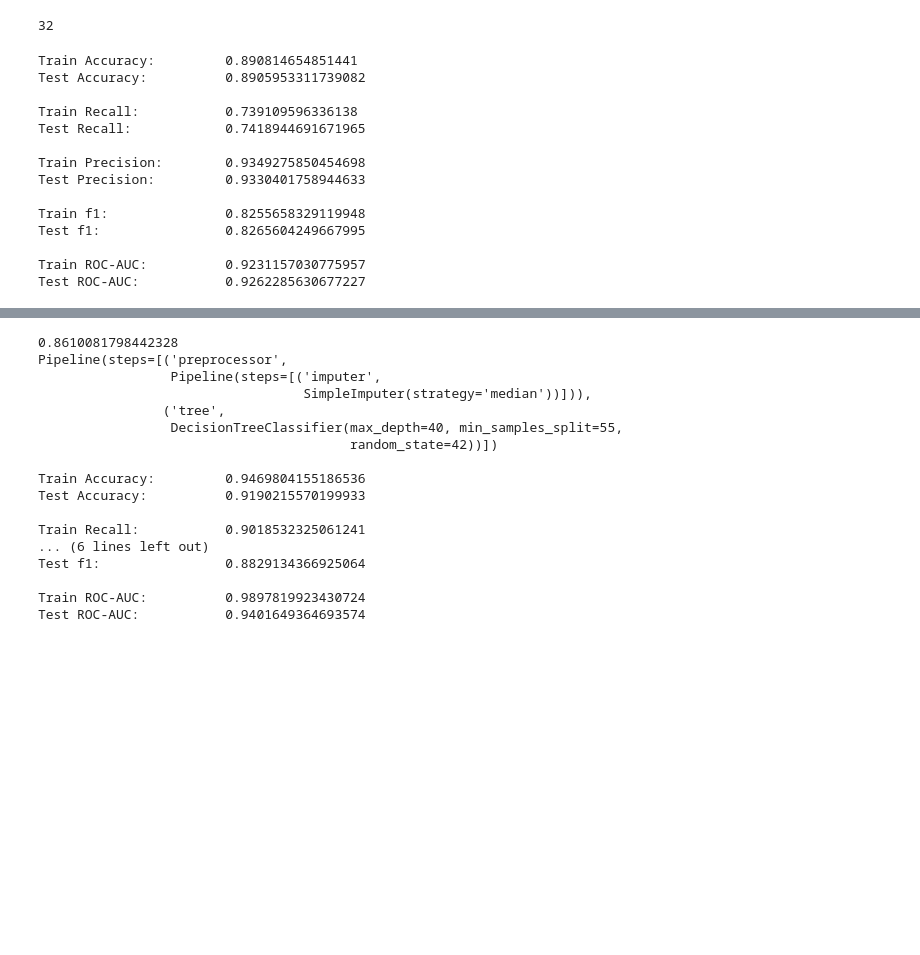
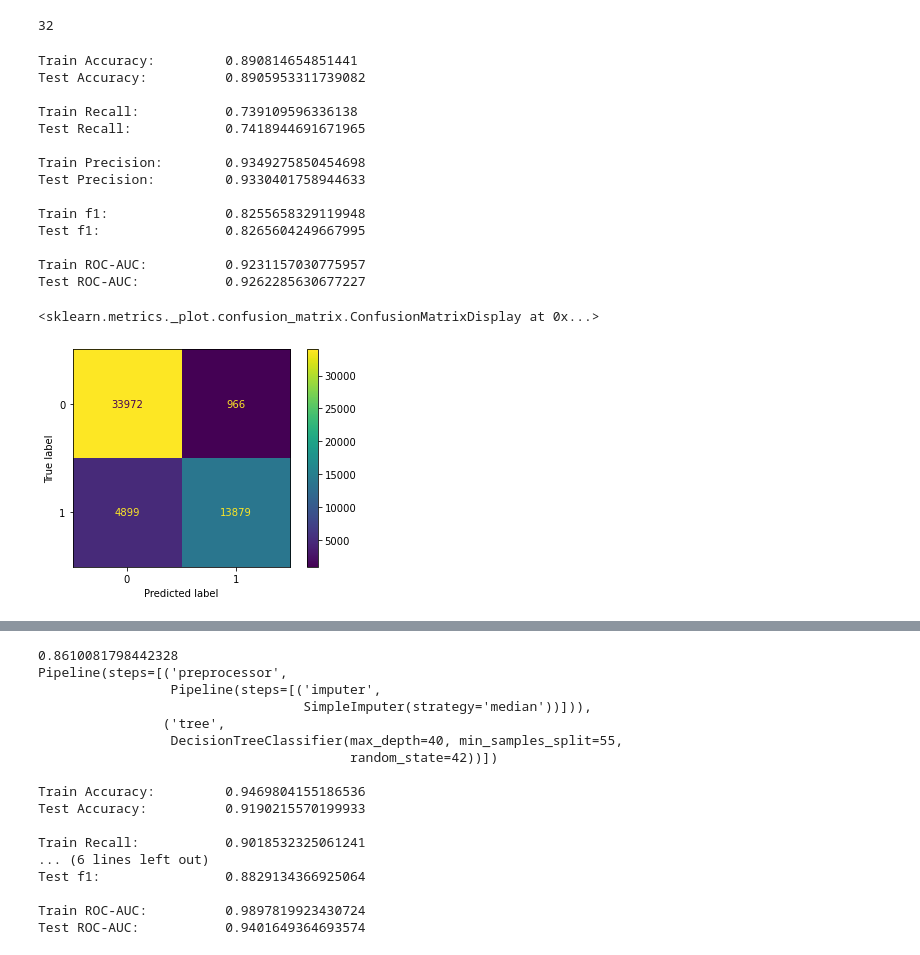
Before and after one commit to pjlannoo/StarVariabilityML, a Jupyter notebook: Notebooks/ConnorWorkSpace/Models.ipynb, the cells around one changed output, grey strips where cells are left out. Drawn from its saved outputs; the diff is of its cells as text; code cells hidden in the pictures; blank space fills up the shorter version.

Commit message:
Final model

```diff
--- a/Notebooks/ConnorWorkSpace/Models.ipynb
+++ b/Notebooks/ConnorWorkSpace/Models.ipynb
@@ -220,54 +220,56 @@ used_num_cols1 = [
     'Ncomp',
     '(V-I)red']
 # %%
-sink_model = Pipeline(steps=[
-    ('preprocessor',preprocessor),
-    ('logreg', LogisticRegression(max_iter=5000, random_state=42))
-])
+# sink_model = Pipeline(steps=[
+#     ('preprocessor',preprocessor),
+#     ('logreg', LogisticRegression(max_iter=5000, random_state=42))
+# ])
 
-sink_model.fit(x_train[used_num_cols1], y_train)
+# sink_model.fit(x_train[used_num_cols1], y_train)
 
-train_preds = sink_model.predict(x_train[used_num_cols1])
-test_preds = sink_model.predict(x_test[used_num_cols1])
-train_probs = sink_model.predict_proba(x_train[used_num_cols1])[:,1]
-test_probs = sink_model.predict_proba(x_test[used_num_cols1])[:,1]
+# train_preds = sink_model.predict(x_train[used_num_cols1])
+# test_preds = sink_model.predict(x_test[used_num_cols1])
+# train_probs = sink_model.predict_proba(x_train[used_num_cols1])[:,1]
+# test_probs = sink_model.predict_proba(x_test[used_num_cols1])[:,1]
 
-train_accuracy = accuracy_score(y_train, train_preds)
-test_accuracy = accuracy_score(y_test, test_preds)
-train_recall = recall_score(y_train, train_preds, zero_division=0)
-test_recall = recall_score(y_test, test_preds, zero_division=0)
-train_precision = precision_score(y_train, train_preds, zero_division=0)
-test_precision = precision_score(y_test, test_preds, zero_division=0)
-train_f1 = f1_score(y_train, train_preds, zero_division=0)
-test_f1 = f1_score(y_test, test_preds, zero_division=0)
-train_rocauc = roc_auc_score(y_train, train_probs)
-test_rocauc = roc_auc_score(y_test, test_probs)
+# train_accuracy = accuracy_score(y_train, train_preds)
+# test_accuracy = accuracy_score(y_test, test_preds)
+# train_recall = recall_score(y_train, train_preds, zero_division=0)
+# test_recall = recall_score(y_test, test_preds, zero_division=0)
+# train_precision = precision_score(y_train, train_preds, zero_division=0)
+# test_precision = precision_score(y_test, test_preds, zero_division=0)
+# train_f1 = f1_score(y_train, train_preds, zero_division=0)
+# test_f1 = f1_score(y_test, test_preds, zero_division=0)
+# train_rocauc = roc_auc_score(y_train, train_probs)
+# test_rocauc = roc_auc_score(y_test, test_probs)
 
-print(F'\nTrain Accuracy:\t\t{train_accuracy}')
-print(F'Test Accuracy:\t\t{test_accuracy}')
-print(F"\nTrain Recall:\t\t{train_recall}")
-print(F'Test Recall:\t\t{test_recall}')
-print(F"\nTrain Precision:\t{train_precision}")
-print(F'Test Precision:\t\t{test_precision}')
-print(F"\nTrain f1:\t\t{train_f1}")
-print(F'Test f1:\t\t{test_f1}')
-print(F"\nTrain ROC-AUC:\t\t{train_rocauc}")
-print(F'Test ROC-AUC:\t\t{test_rocauc}')
+# print(F'\nTrain Accuracy:\t\t{train_accuracy}')
+# print(F'Test Accuracy:\t\t{test_accuracy}')
+# print(F"\nTrain Recall:\t\t{train_recall}")
+# print(F'Test Recall:\t\t{test_recall}')
+# print(F"\nTrain Precision:\t{train_precision}")
+# print(F'Test Precision:\t\t{test_precision}')
+# print(F"\nTrain f1:\t\t{train_f1}")
+# print(F'Test f1:\t\t{test_f1}')
+# print(F"\nTrain ROC-AUC:\t\t{train_rocauc}")
+# print(F'Test ROC-AUC:\t\t{test_rocauc}')
 # %% [output]
 Train Accuracy:         0.890814654851441
 Test Accuracy:          0.8905953311739082
 
 Train Recall:           0.739109596336138
 Test Recall:            0.7418944691671965
 
 Train Precision:        0.9349275850454698
 Test Precision:         0.9330401758944633
 
 Train f1:               0.8255658329119948
 Test f1:                0.8265604249667995
 
 Train ROC-AUC:          0.9231157030775957
 Test ROC-AUC:           0.9262285630677227
+<sklearn.metrics._plot.confusion_matrix.ConfusionMatrixDisplay at 0x...>
+[figure, added]
 # %%
 # tree = Pipeline(steps=[
 #     ('preprocessor',preprocessor),
```
Also changed, not shown: parts of 3 cells of this notebook, 1 other file.
